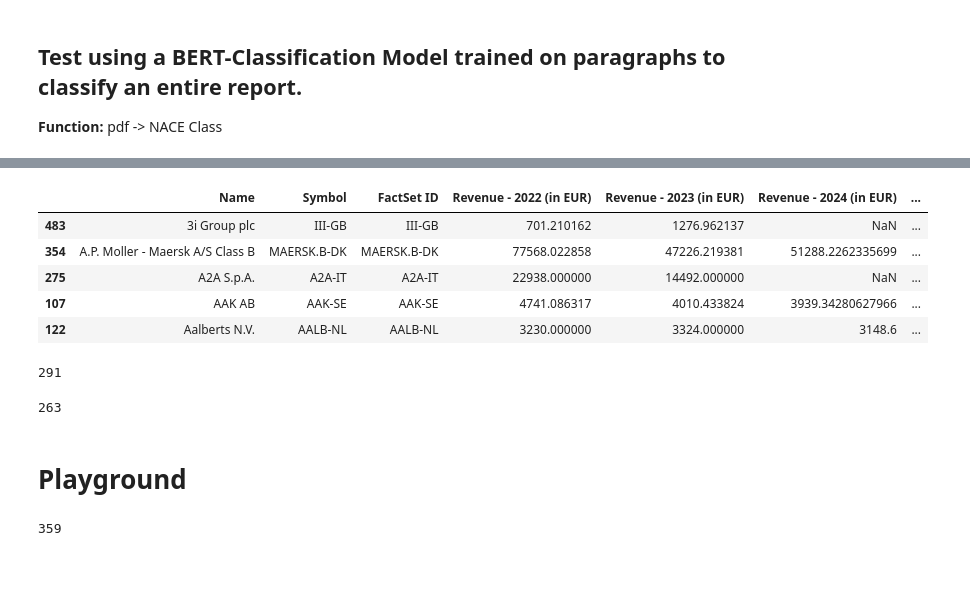
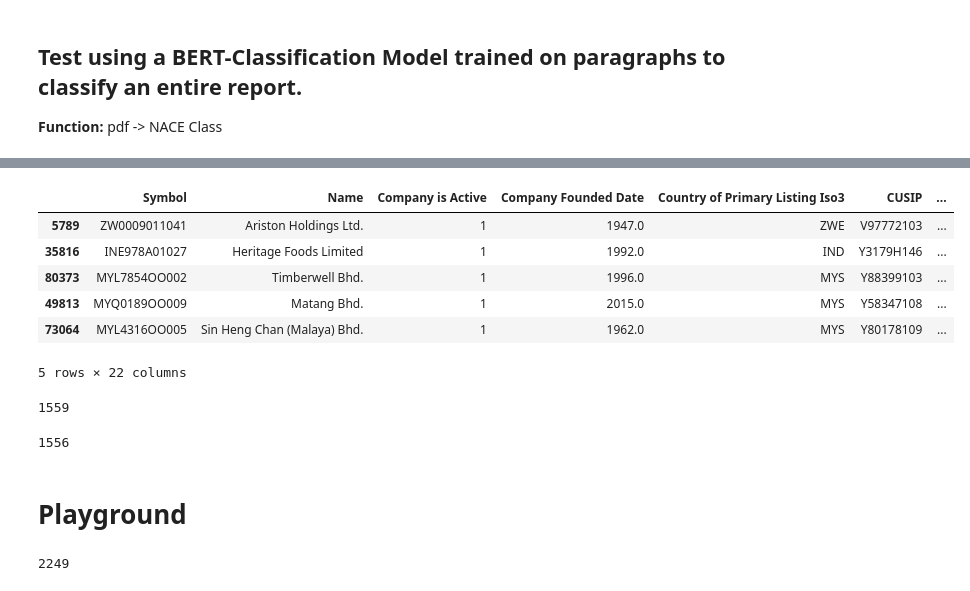
Before and after one commit to hendrikweichel/nace_report_topic_analysis, a Jupyter notebook: BERT_classifier/Classify_report_with_BERT/test_one_report_classification_BERT.ipynb, the cells around one changed output, grey strips where cells are left out. Cells and saved outputs as stored; diff of their text form; code cells hidden in the pictures.

Commit message:
Update Code for Report Classification

```diff
--- a/BERT_classifier/Classify_report_with_BERT/test_one_report_classification_BERT.ipynb
+++ b/BERT_classifier/Classify_report_with_BERT/test_one_report_classification_BERT.ipynb
@@ -32,8 +29,8 @@ sentence_length = 6
 # %%
-dataset_path = "../../data/datasets/german_annual_reports"
-dataset_path = "../../data/datasets/stoxx_600_extended"
-dataset_path = "../../data/datasets/reports_subset_from_full_data_1"
-dataset_path = "../../data/datasets/stoxx_600"
+dataset_path = "data/datasets/german_annual_reports"
+dataset_path = "data/datasets/stoxx_600_extended"
+dataset_path = "data/datasets/stoxx_600"
+dataset_path = "data/datasets/reports_subset_from_full_data_1"
 # %%
 over_view_df_path = os.path.join(dataset_path, os.path.basename(dataset_path) + "_overview.csv")
 
@@ -41,26 +38,27 @@ dataset_path_texts = os.path.join(dataset_path, "TXTs")
 
 dataset_name = os.path.basename(dataset_path)
 # %%
-nace_classes = pd.read_csv(over_view_df_path, index_col=0, sep=";")
+nace_classes = pd.read_csv(over_view_df_path, index_col=0, sep=",")
 nace_classes.head()
 # %% [output]
-|  | Name | Symbol | FactSet ID | Revenue - 2022 (in EUR) | Revenue - 2023 (in EUR) | Revenue - 2024 (in EUR) | ... |
-| 483 | 3i Group plc | III-GB | III-GB | 701.210162 | 1276.962137 | NaN | ... |
-| 354 | A.P. Moller - Maersk A/S Class B | MAERSK.B-DK | MAERSK.B-DK | 77568.022858 | 47226.219381 | 51288.2262335699 | ... |
-| 275 | A2A S.p.A. | A2A-IT | A2A-IT | 22938.000000 | 14492.000000 | NaN | ... |
-| 107 | AAK AB | AAK-SE | AAK-SE | 4741.086317 | 4010.433824 | 3939.34280627966 | ... |
-| 122 | Aalberts N.V. | AALB-NL | AALB-NL | 3230.000000 | 3324.000000 | 3148.6 | ... |
+|  | Symbol | Name | Company is Active | Company Founded Date | Country of Primary Listing Iso3 | CUSIP | ... |
+| 5789 | ZW0009011041 | Ariston Holdings Ltd. | 1 | 1947.0 | ZWE | V97772103 | ... |
+| 35816 | INE978A01027 | Heritage Foods Limited | 1 | 1992.0 | IND | Y3179H146 | ... |
+| 80373 | MYL7854OO002 | Timberwell Bhd. | 1 | 1996.0 | MYS | Y88399103 | ... |
+| 49813 | MYQ0189OO009 | Matang Bhd. | 1 | 2015.0 | MYS | Y58347108 | ... |
+| 73064 | MYL4316OO005 | Sin Heng Chan (Malaya) Bhd. | 1 | 1962.0 | MYS | Y80178109 | ... |
+5 rows × 22 columns
 # %%
 report_to_nace_class = nace_classes.dropna(subset=["Report"]).set_index('Report').to_dict()["NACE"]
 report_to_nace_class = {report[0][:-4] + ".txt": report[1] for report in report_to_nace_class.items()}
 len(report_to_nace_class)
 # %% [output]
-291
+1559
 # %%
 reports_path = glob.glob(os.path.join(dataset_path_texts, "*.txt"))
 len(reports_path)
 # %% [output]
-263
+1556
 # %%
 def get_tables(lines: list):
     tables = []
@@ -147,5 +145,5 @@ def preprocess_report(pdf_path: str) -> List[str]:
 chunks = preprocess_report(pdf_path=reports_path[0])
 len(chunks)
 # %% [output]
-359
+2249
 # %%
```
Also changed, not shown: parts of 28 cells of this notebook, 9 other files.
